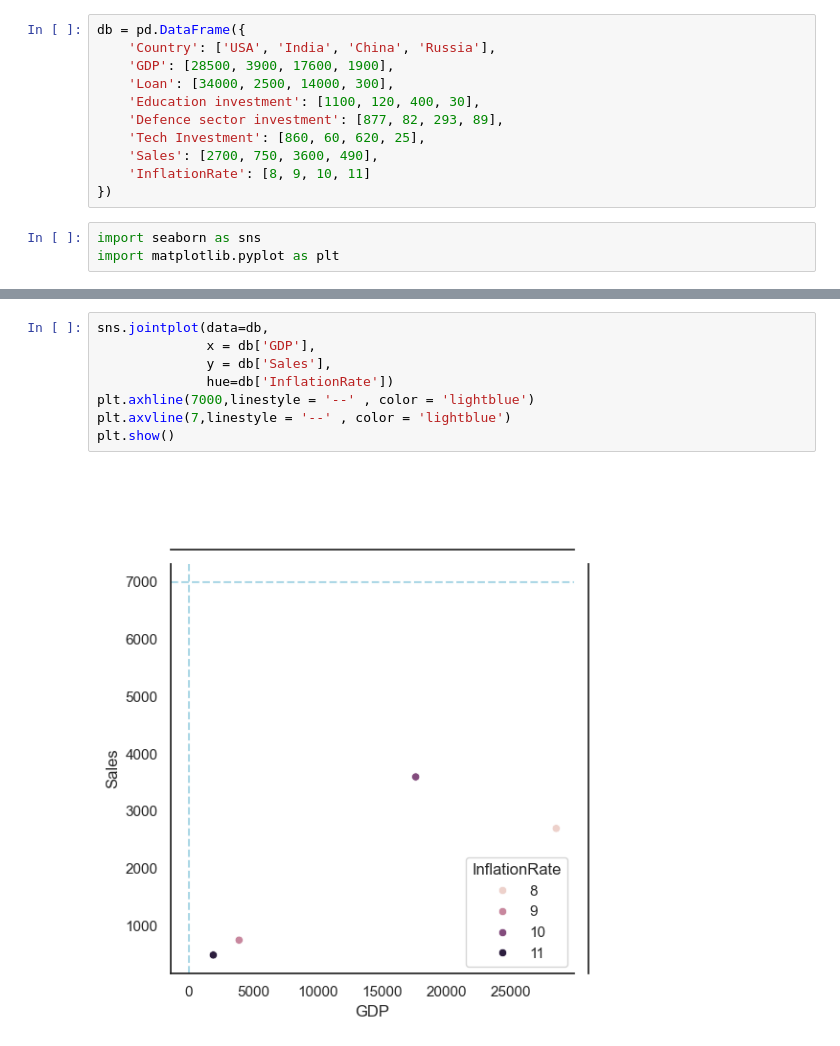
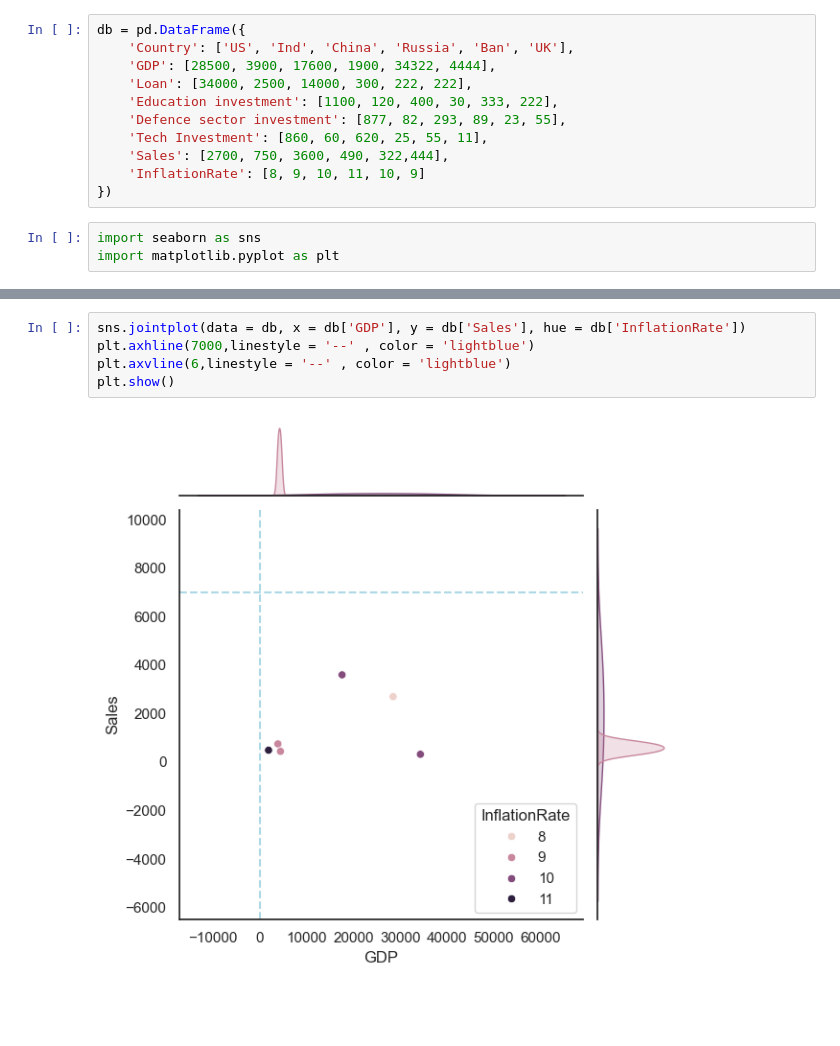
Before and after one commit to RATANDEEPC/DATA_SCIENCE, a Jupyter notebook: Pythonprogramming/ANALYSIS WITH PYTHON/awp2.ipynb, the cells around one changed output, grey strips where cells are left out. Saved outputs shown, nothing was run; the diff lists cells and outputs as text; blank space fills up the shorter version.

```diff
--- a/Pythonprogramming/ANALYSIS WITH PYTHON/awp2.ipynb
+++ b/Pythonprogramming/ANALYSIS WITH PYTHON/awp2.ipynb
@@ -4,14 +4,14 @@ This is seaborn graph way or style u can prefer
 import pandas as pd
 # %%
 db = pd.DataFrame({
-    'Country': ['USA', 'India', 'China', 'Russia'],
-    'GDP': [28500, 3900, 17600, 1900],
-    'Loan': [34000, 2500, 14000, 300],
-    'Education investment': [1100, 120, 400, 30],
-    'Defence sector investment': [877, 82, 293, 89],
-    'Tech Investment': [860, 60, 620, 25],
-    'Sales': [2700, 750, 3600, 490],
-    'InflationRate': [8, 9, 10, 11]
+    'Country': ['US', 'Ind', 'China', 'Russia', 'Ban', 'UK'],
+    'GDP': [28500, 3900, 17600, 1900, 34322, 4444],
+    'Loan': [34000, 2500, 14000, 300, 222, 222],
+    'Education investment': [1100, 120, 400, 30, 333, 222],
+    'Defence sector investment': [877, 82, 293, 89, 23, 55],
+    'Tech Investment': [860, 60, 620, 25, 55, 11],
+    'Sales': [2700, 750, 3600, 490, 322,444],
+    'InflationRate': [8, 9, 10, 11, 10, 9]
 })
 # %%
 import seaborn as sns
@@ -66,10 +66,7 @@ plt.show()
 # %%
-sns.jointplot(data=db,
-              x = db['GDP'],
-              y = db['Sales'],
-              hue=db['InflationRate'])
+sns.jointplot(data = db, x = db['GDP'], y = db['Sales'], hue = db['InflationRate'])
 plt.axhline(7000,linestyle = '--' , color = 'lightblue')
-plt.axvline(7,linestyle = '--' , color = 'lightblue')
+plt.axvline(6,linestyle = '--' , color = 'lightblue')
 plt.show()
 # %% [output]
-[figure, old version]
+[figure, new version]
```
Also changed, not shown: parts of 8 cells of this notebook.
